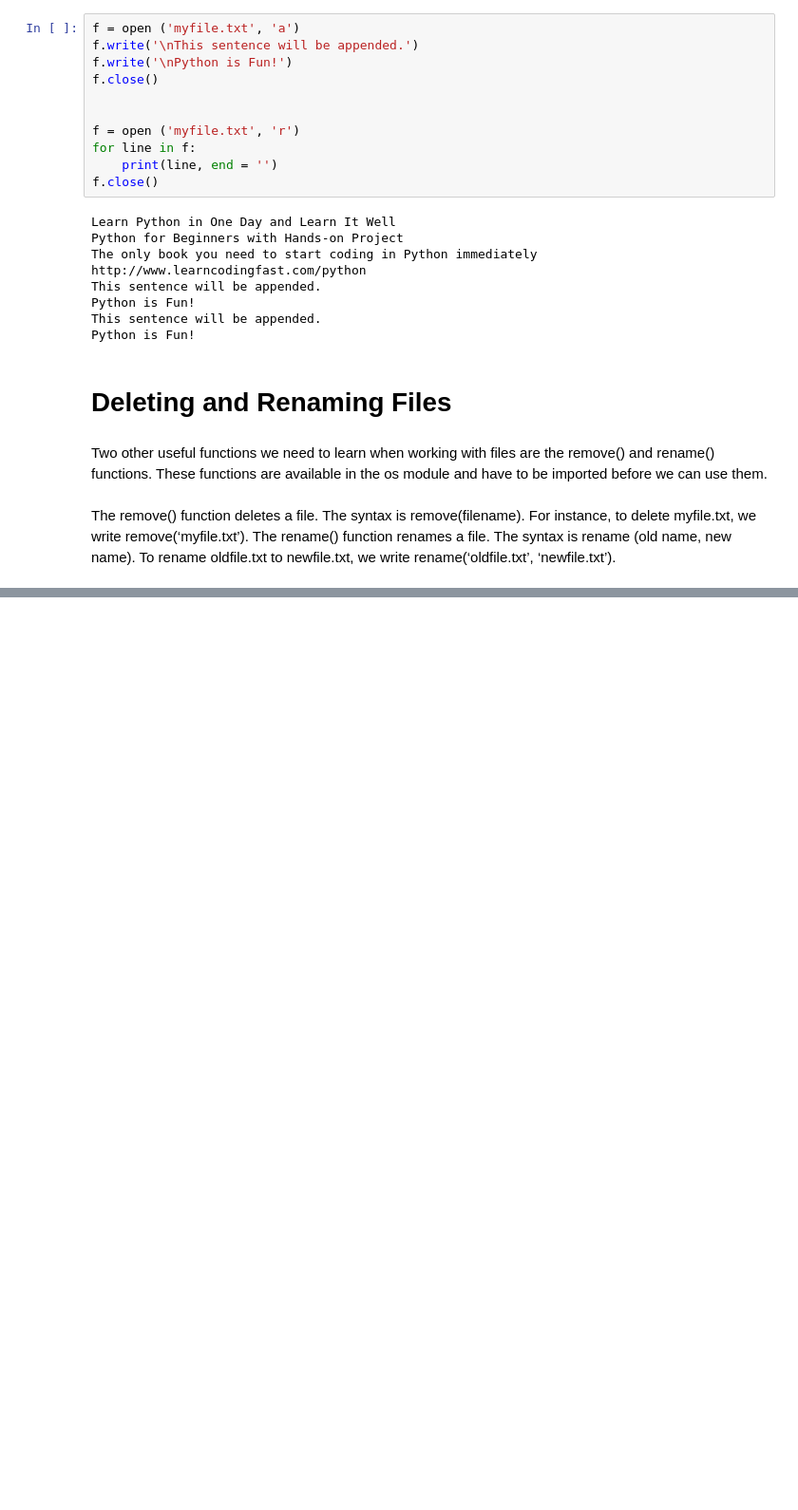
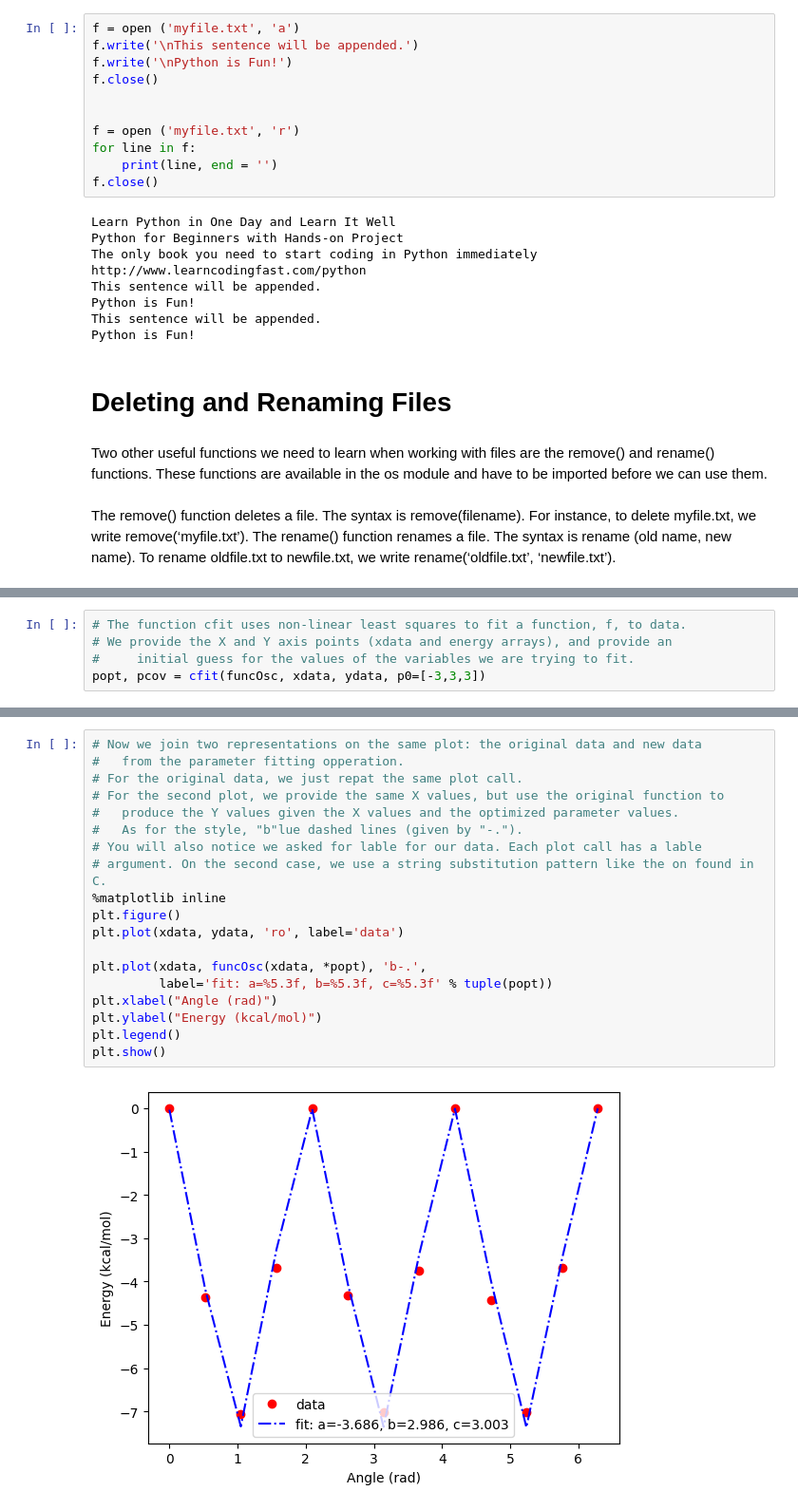
Before and after one commit to Mohaimin-I/Intro_python_Fall2025, a Jupyter notebook: Intro-to_python_part3.ipynb, the cells around one changed output, grey strips where cells are left out. Shown: that part at 95% size. Saved outputs shown, nothing was run; the diff lists cells and outputs as text; blank space fills up the shorter version.

```diff
--- a/Intro-to_python_part3.ipynb
+++ b/Intro-to_python_part3.ipynb
@@ -206,0 +316,5 @@ we write rename(‘oldfile.txt’, ‘newfile.txt’).
+# %%
+# The function cfit uses non-linear least squares to fit a function, f, to data.
+# We provide the X and Y axis points (xdata and energy arrays), and provide an
+#     initial guess for the values of the variables we are trying to fit.
+popt, pcov = cfit(funcOsc, xdata, ydata, p0=[-3,3,3])
@@ -206,0 +326,21 @@ we write rename(‘oldfile.txt’, ‘newfile.txt’).
+# %%
+# Now we join two representations on the same plot: the original data and new data
+#   from the parameter fitting opperation.
+# For the original data, we just repat the same plot call.
+# For the second plot, we provide the same X values, but use the original function to
+#   produce the Y values given the X values and the optimized parameter values.
+#   As for the style, "b"lue dashed lines (given by "-.").
+# You will also notice we asked for lable for our data. Each plot call has a lable
+# argument. On the second case, we use a string substitution pattern like the on found in C.
+%matplotlib inline
+plt.figure()
+plt.plot(xdata, ydata, 'ro', label='data')
+
+plt.plot(xdata, funcOsc(xdata, *popt), 'b-.',
+         label='fit: a=%5.3f, b=%5.3f, c=%5.3f' % tuple(popt))
+plt.xlabel("Angle (rad)")
+plt.ylabel("Energy (kcal/mol)")
+plt.legend()
+plt.show()
+# %% [output]
+[figure, added]
```
Also changed, not shown: parts of 19 cells of this notebook.
